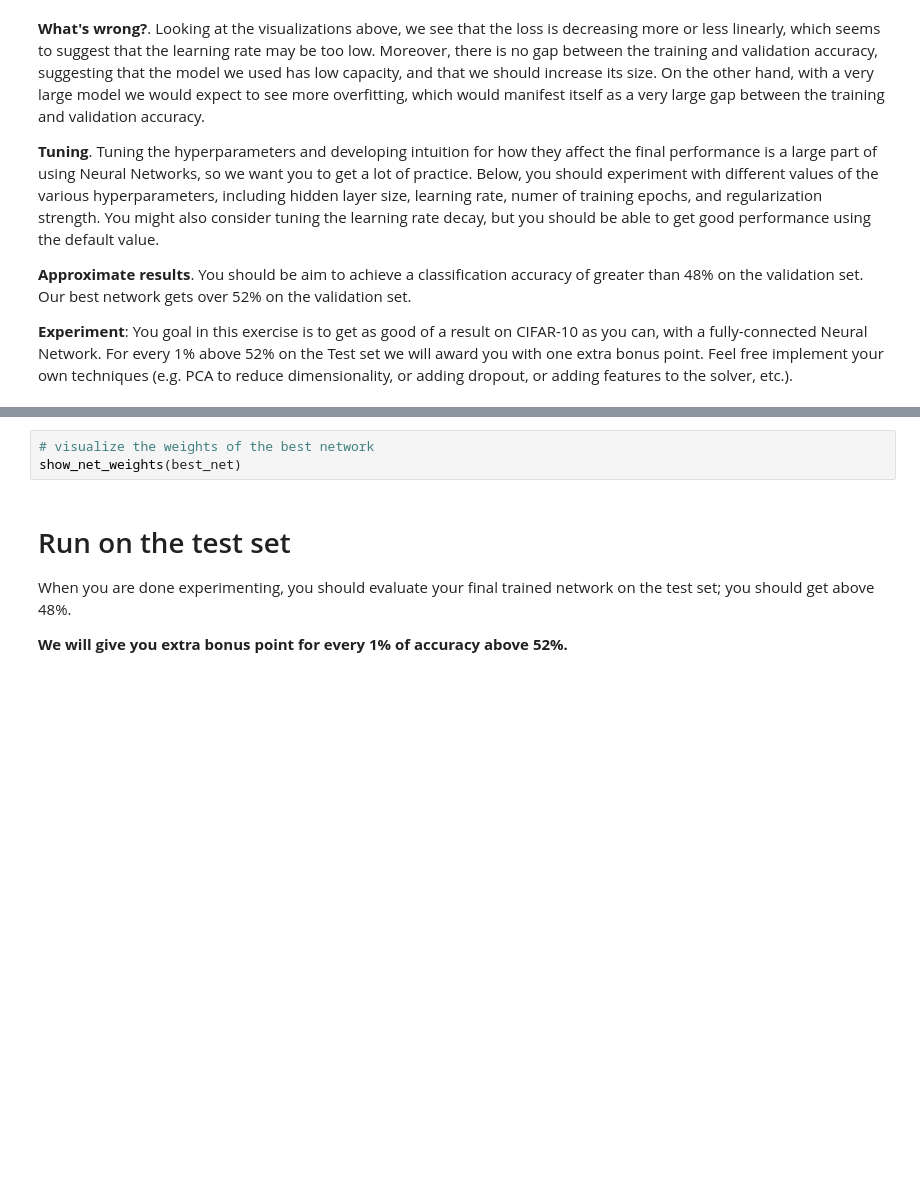
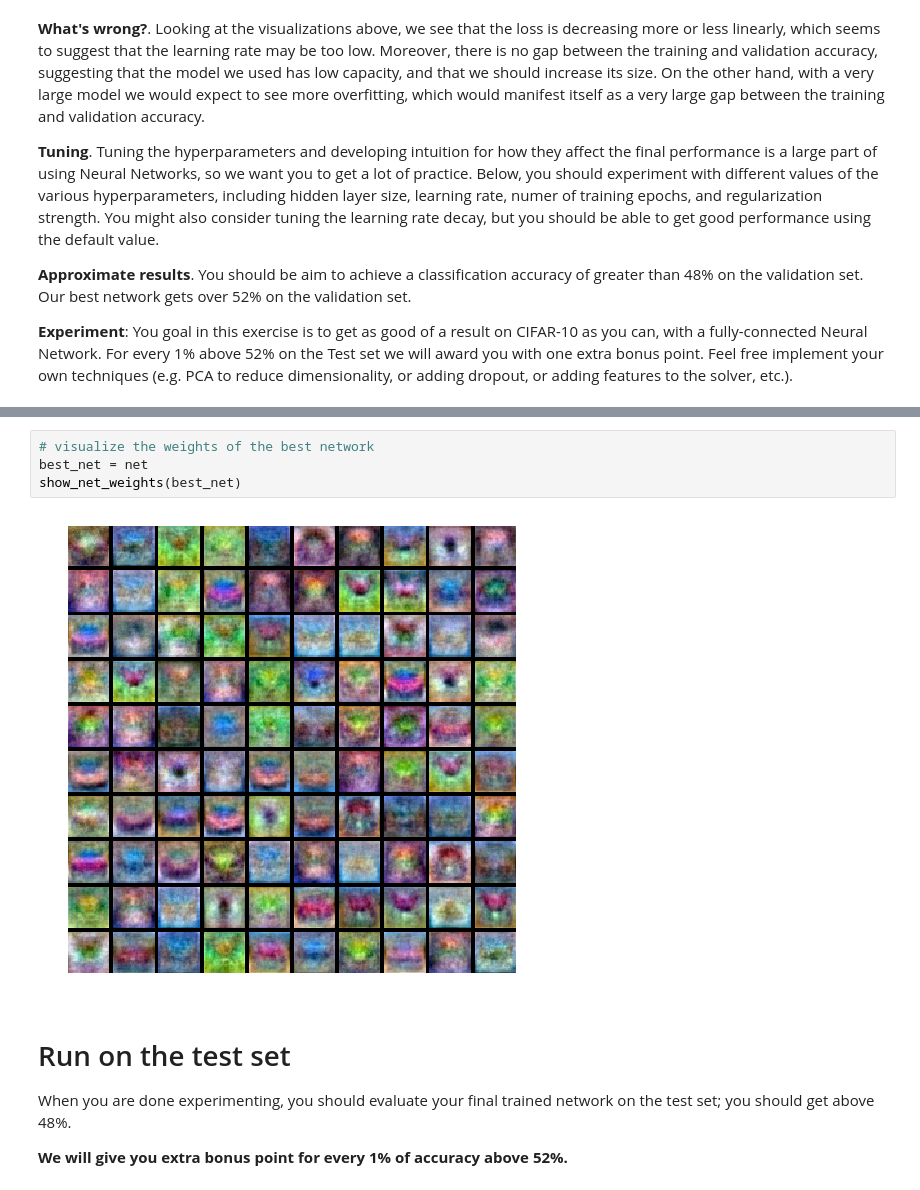
Before and after one commit to a7200123456/cs231_assignment, a Jupyter notebook: winter1516_assignment1/assignment1/two_layer_net.ipynb, the cells around one changed output, grey strips where cells are left out. Saved outputs shown, nothing was run; the diff lists cells and outputs as text; blank space fills up the shorter version.

```diff
--- a/winter1516_assignment1/assignment1/two_layer_net.ipynb
+++ b/winter1516_assignment1/assignment1/two_layer_net.ipynb
@@ -261,6 +360,9 @@ pass
 # %%
 # visualize the weights of the best network
+best_net = net
 show_net_weights(best_net)
+# %% [output]
+[figure, added]
 # %% [markdown]
 # Run on the test set
 When you are done experimenting, you should evaluate your final trained network on the test set; you should get above 48%.
```
Also changed, not shown: parts of 13 cells of this notebook, 2 other files.
